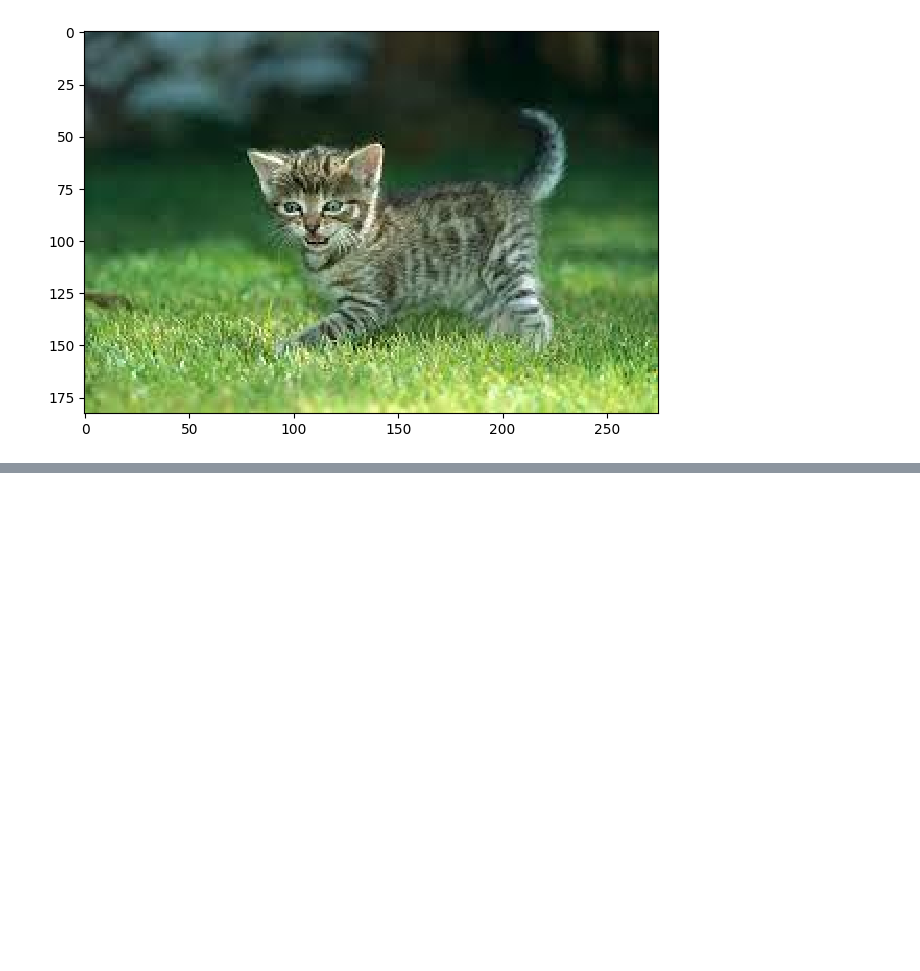
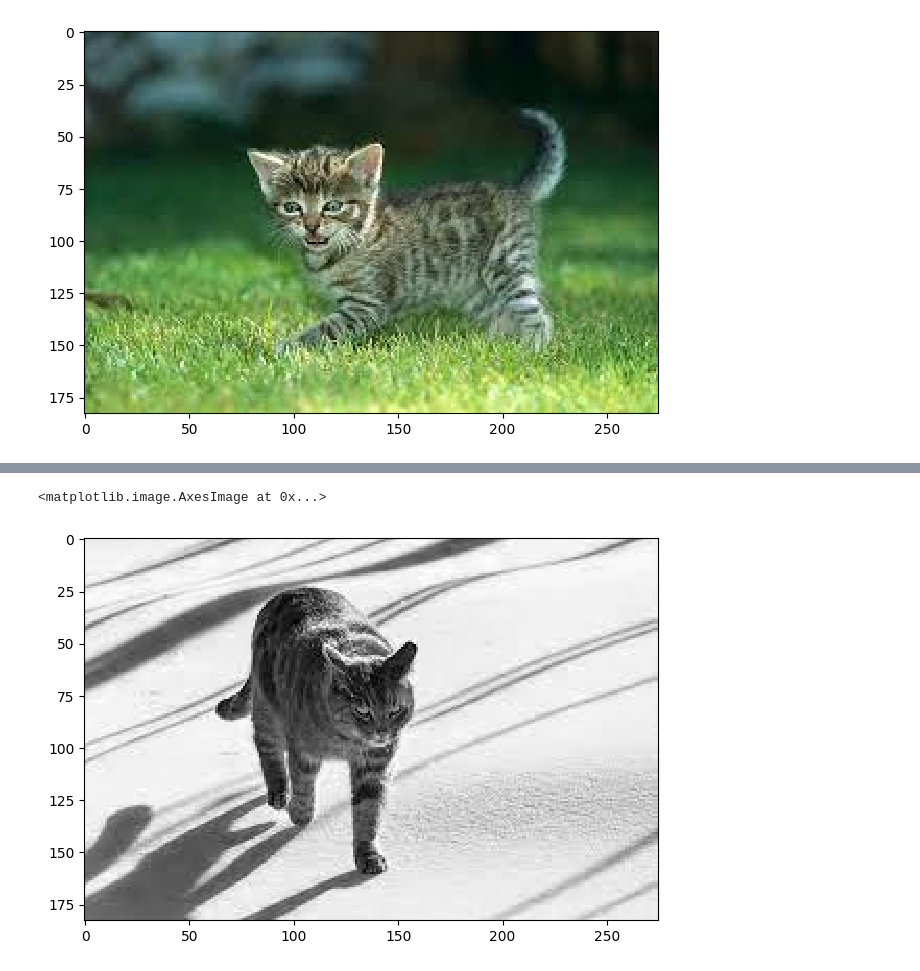
Before and after one commit to MurtadaAhmed/DataScience-Softuni, a Jupyter notebook: 6.Working with Images/demo.ipynb, the cells around one changed output, grey strips where cells are left out. Saved outputs shown, nothing was run; the diff lists cells and outputs as text; code cells hidden in the pictures; blank space fills up the shorter version.

```diff
--- a/6.Working with Images/demo.ipynb
+++ b/6.Working with Images/demo.ipynb
@@ -141,0 +183,7 @@ convolve2d()
+# %%
+cat_image_56_binary = all_domestic_cats[57].copy()[:, :, 0]
+# %%
+imshow(cat_image_56_binary)
+# %% [output]
+<matplotlib.image.AxesImage at 0x...>
+[figure, added]
```
Also changed, not shown: parts of 24 cells of this notebook, 16 other files.
